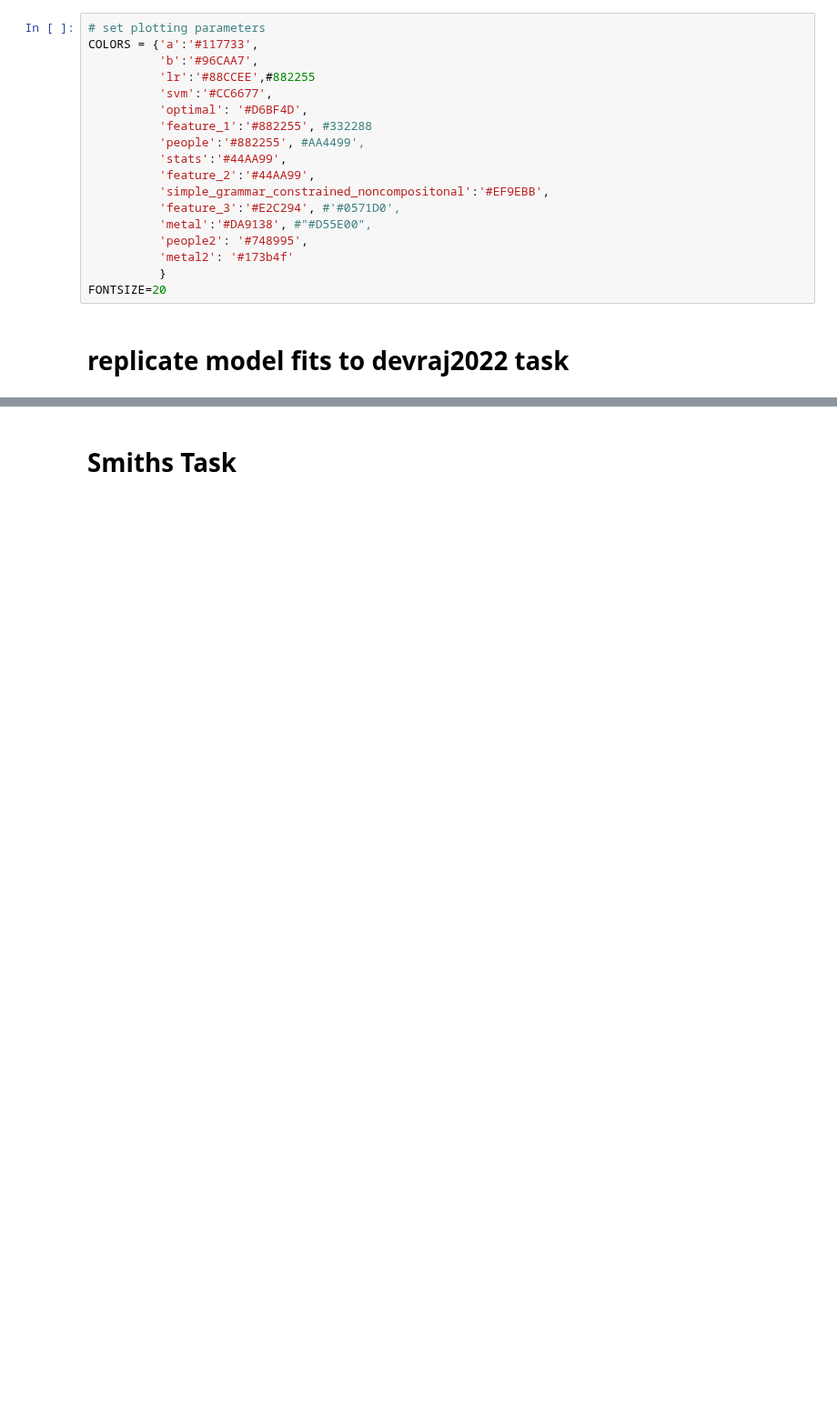
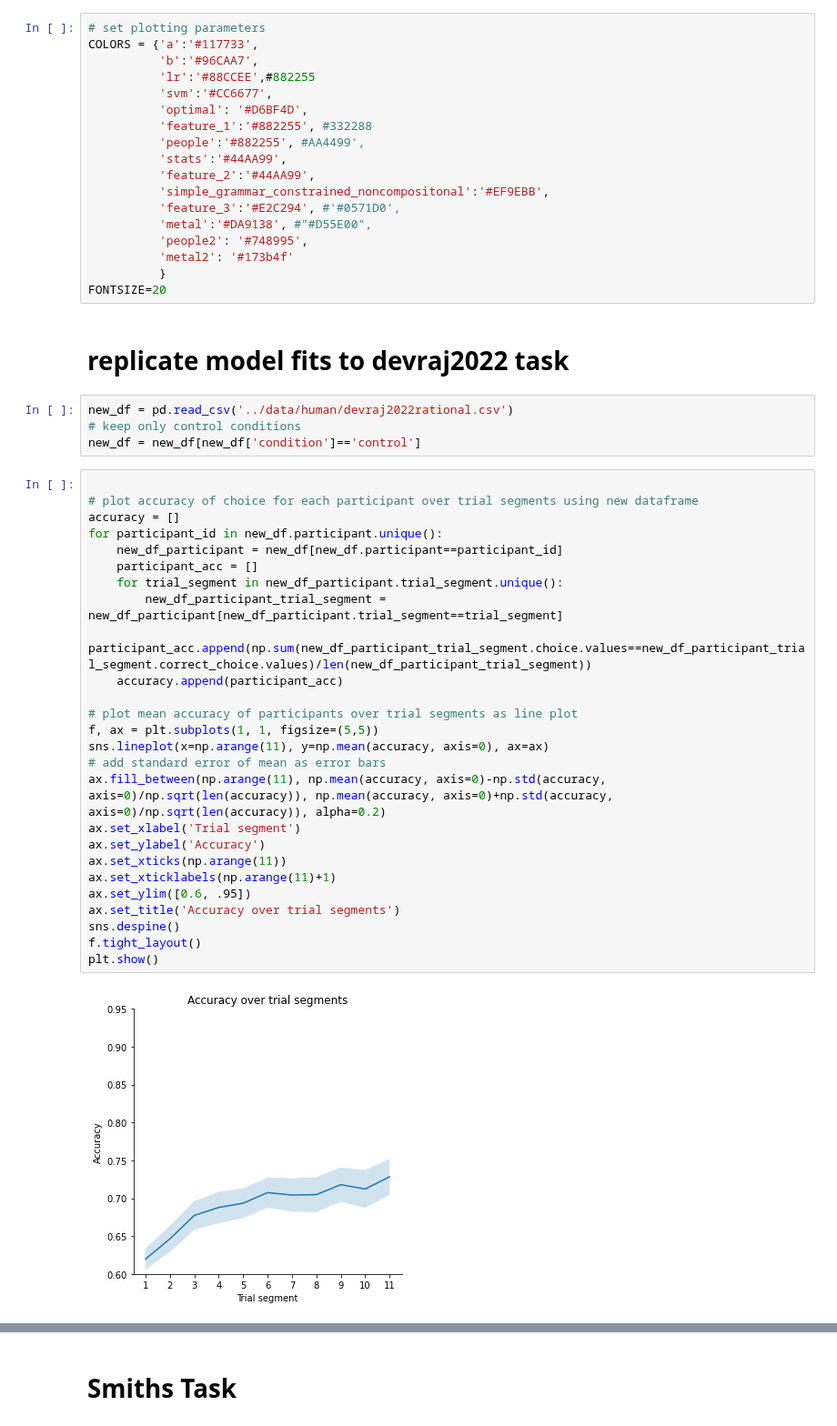
Before and after one commit to akjagadish/vanilla-llama, a Jupyter notebook: categorisation/notebooks/baselines.ipynb, the cells around one changed output, grey strips where cells are left out. Shown at 91% size. Saved outputs shown, nothing was run; the diff lists cells and outputs as text; blank space fills up the shorter version.

Commit message:
notebook to replicate figure from devraj2022

```diff
--- a/categorisation/notebooks/baselines.ipynb
+++ b/categorisation/notebooks/baselines.ipynb
@@ -27,3 +27,35 @@ COLORS = {'a':'#117733',
 FONTSIZE=20
 # %% [markdown]
 # replicate model fits to devraj2022 task
+# %%
+new_df = pd.read_csv('../data/human/devraj2022rational.csv')
+# keep only control conditions
+new_df = new_df[new_df['condition']=='control']
+# %%
+
+# plot accuracy of choice for each participant over trial segments using new dataframe
+accuracy = []
+for participant_id in new_df.participant.unique():
+    new_df_participant = new_df[new_df.participant==participant_id]
+    participant_acc = []
+    for trial_segment in new_df_participant.trial_segment.unique():
+        new_df_participant_trial_segment = new_df_participant[new_df_participant.trial_segment==trial_segment]
+        participant_acc.append(np.sum(new_df_participant_trial_segment.choice.values==new_df_participant_trial_segment.correct_choice.values)/len(new_df_participant_trial_segment))
+    accuracy.append(participant_acc)
+
+# plot mean accuracy of participants over trial segments as line plot
+f, ax = plt.subplots(1, 1, figsize=(5,5))
+sns.lineplot(x=np.arange(11), y=np.mean(accuracy, axis=0), ax=ax)
+# add standard error of mean as error bars
+ax.fill_between(np.arange(11), np.mean(accuracy, axis=0)-np.std(accuracy, axis=0)/np.sqrt(len(accuracy)), np.mean(accuracy, axis=0)+np.std(accuracy, axis=0)/np.sqrt(len(accuracy)), alpha=0.2)
+ax.set_xlabel('Trial segment')
+ax.set_ylabel('Accuracy')
+ax.set_xticks(np.arange(11))
+ax.set_xticklabels(np.arange(11)+1)
+ax.set_ylim([0.6, .95])
+ax.set_title('Accuracy over trial segments')
+sns.despine()
+f.tight_layout()
+plt.show()
+# %% [output]
+[figure, added]
```
Also changed, not shown: parts of 2 cells of this notebook.
